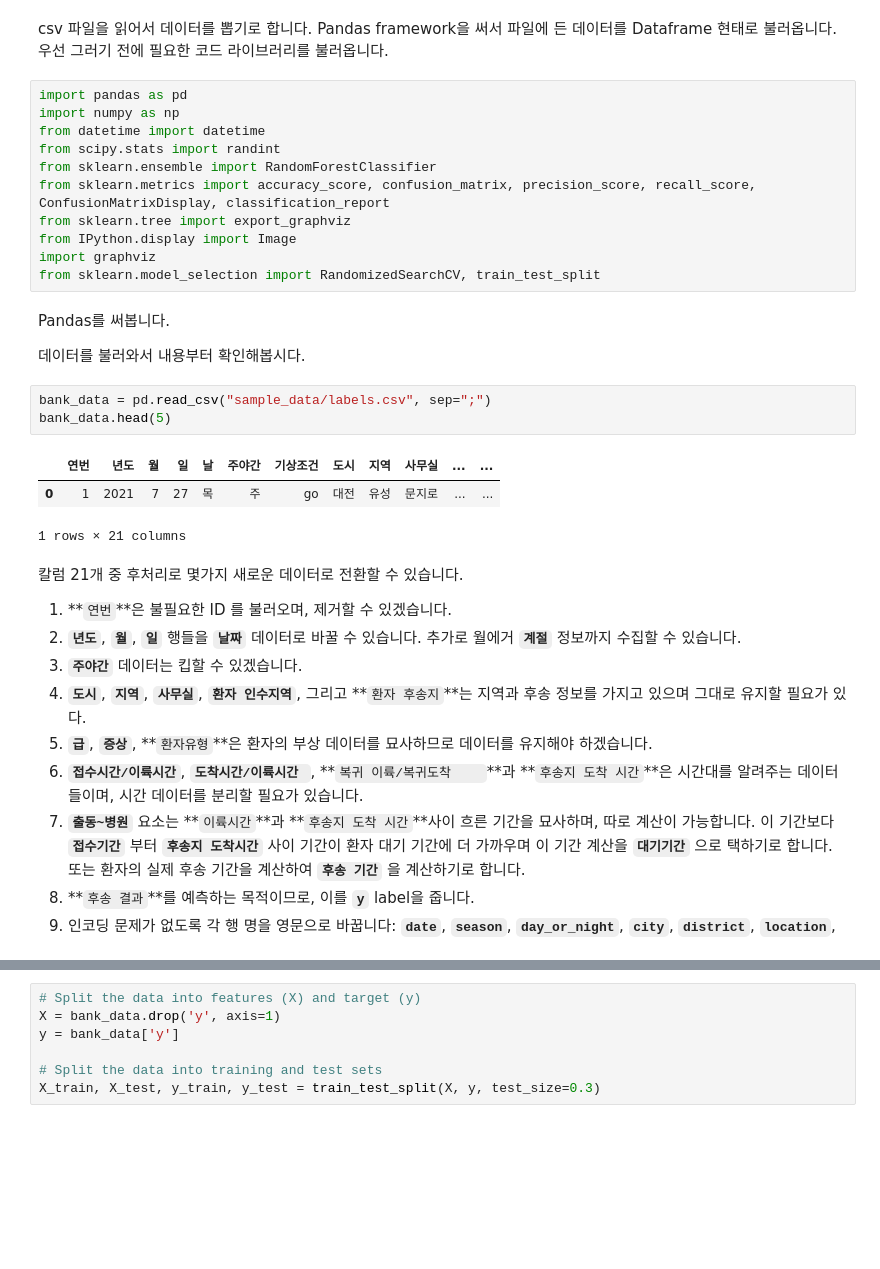
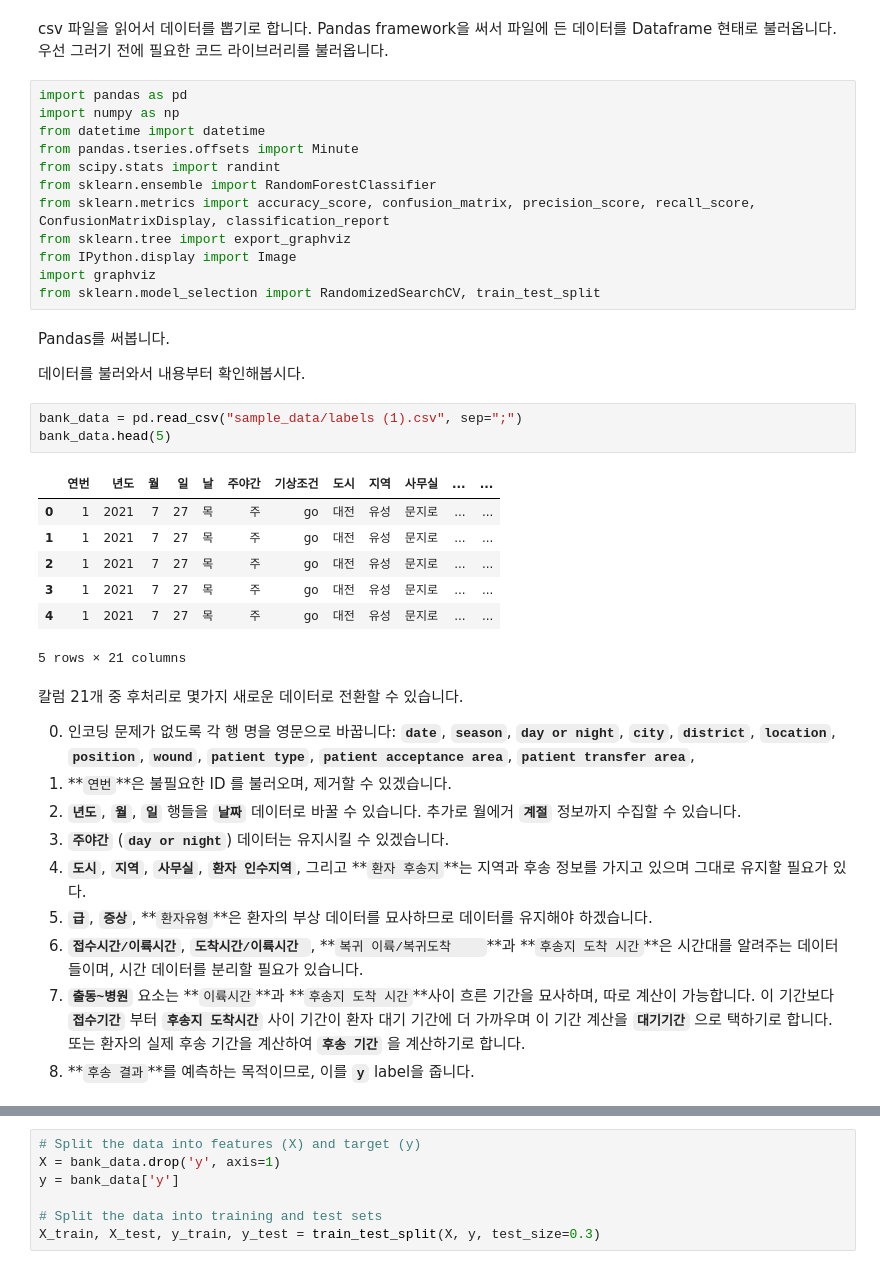
Before and after one commit to kamo1010/injury-big-data, a Jupyter notebook: Random_forest_code.ipynb, the cells around one changed output, grey strips where cells are left out. Drawn from its saved outputs; the diff is of its cells as text; blank space fills up the shorter version.

```diff
--- a/Random_forest_code.ipynb
+++ b/Random_forest_code.ipynb
@@ -15,6 +15,7 @@ Pandas framework을 써서 파일에 든 데이터를 Dataframe 현태로 불러
 import pandas as pd
 import numpy as np
 from datetime import datetime
+from pandas.tseries.offsets import Minute
 from scipy.stats import randint
 from sklearn.ensemble import RandomForestClassifier
 from sklearn.metrics import accuracy_score, confusion_matrix, precision_score, recall_score, ConfusionMatrixDisplay, classification_report
@@ -27,21 +28,25 @@ Pandas를 써봅니다.
 
 데이터를 불러와서 내용부터 확인해봅시다.
 # %%
-bank_data = pd.read_csv("sample_data/labels.csv", sep=";")
+bank_data = pd.read_csv("sample_data/labels (1).csv", sep=";")
 bank_data.head(5)
 # %% [output]
 |  | 연번 | 년도 | 월 | 일 | 날 | 주야간 | 기상조건 | 도시 | 지역 | 사무실 | ... | ... |
 | 0 | 1 | 2021 | 7 | 27 | 목 | 주 | go | 대전 | 유성 | 문지로 | ... | ... |
+| 1 | 1 | 2021 | 7 | 27 | 목 | 주 | go | 대전 | 유성 | 문지로 | ... | ... |
+| 2 | 1 | 2021 | 7 | 27 | 목 | 주 | go | 대전 | 유성 | 문지로 | ... | ... |
+| 3 | 1 | 2021 | 7 | 27 | 목 | 주 | go | 대전 | 유성 | 문지로 | ... | ... |
+| 4 | 1 | 2021 | 7 | 27 | 목 | 주 | go | 대전 | 유성 | 문지로 | ... | ... |
-1 rows × 21 columns
+5 rows × 21 columns
 # %% [markdown]
 칼럼 21개 중 후처리로 몇가지 새로운 데이터로 전환할 수 있습니다.
 
+0. 인코딩 문제가 없도록 각 행 명을 영문으로 바꿉니다: **``date``**, **``season``**, **``day or night``**, **``city``**, **``district``**, **``location``**, **``position``**, **``wound``**, **``patient type``**, **``patient acceptance area``**, **``patient transfer area``**,
 1. **``연번``**은 불필요한 ID 를 불러오며, 제거할 수 있겠습니다.
 2. **``년도``**, **``월``**, **``일``** 행들을 **``날짜``** 데이터로 바꿀 수 있습니다. 추가로 월에거 **``계절``** 정보까지 수집할 수 있습니다.
-3. **``주야간``** 데이터는 킵할 수 있겠습니다.
+3. **``주야간``** (**``day or night``**) 데이터는 유지시킬 수 있겠습니다.
 4. **``도시``**, **``지역``**, **``사무실``**, **``환자 인수지역``**, 그리고 **``환자 후송지``**는 지역과 후송 정보를 가지고 있으며 그대로 유지할 필요가 있다.
 5. **``급``**, **``증상``**, **``환자유형``**은 환자의 부상 데이터를 묘사하므로 데이터를 유지해야 하겠습니다.
 6. **``접수시간/이륙시간``**, **``도착시간/이륙시간	``**, **``복귀 이륙/복귀도착	``**과 **``후송지 도착 시간``**은 시간대를 알려주는 데이터들이며, 시간 데이터를 분리할 필요가 있습니다.
 7. **``출동~병원``** 요소는 **``이륙시간``**과 **``후송지 도착 시간``**사이 흐른 기간을 묘사하며, 따로 계산이 가능합니다. 이 기간보다 **``접수기간``** 부터 **``후송지 도착시간``** 사이 기간이 환자 대기 기간에 더 가까우며 이 기간 계산을 **``대기기간``** 으로 택하기로 합니다. 또는 환자의 실제 후송 기간을 계산하여 **``후송 기간``** 을 계산하기로 합니다.
 8. **``후송 결과``**를 예측하는 목적이므로, 이를 **``y``** label을 줍니다.
-9. 인코딩 문제가 없도록 각 행 명을 영문으로 바꿉니다: **``date``**, **``season``**, **``day_or_night``**, **``city``**, **``district``**, **``location``**,
```
Also changed, not shown: parts of 11 cells of this notebook.
